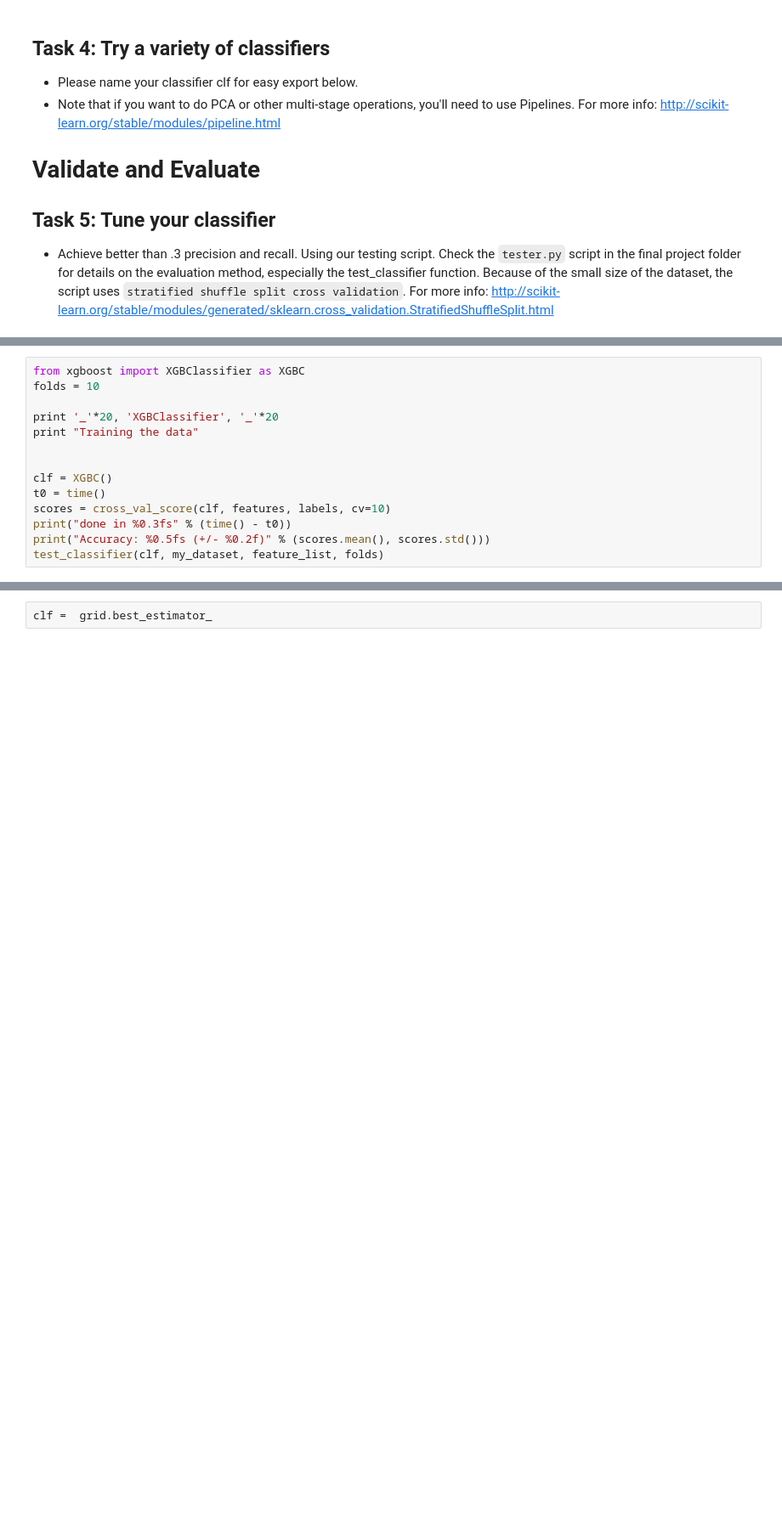
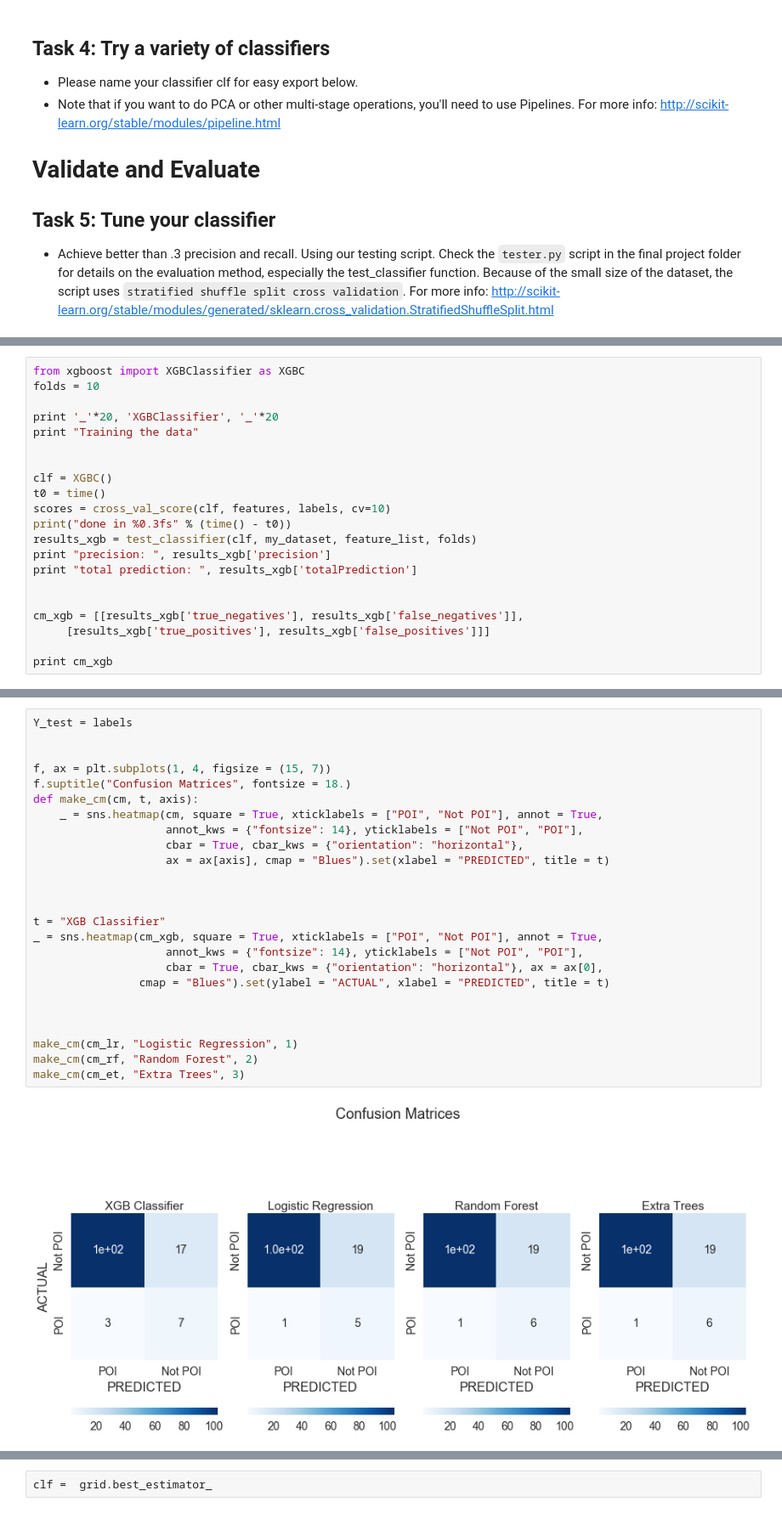
Before and after one commit to omoju/identifyFraudFromEnronEmail, a Jupyter notebook: IdentifyFraudFromEnronEmail.ipynb, the cells around one changed output, grey strips where cells are left out. Shown at 85% size. Drawn from its saved outputs; the diff is of its cells as text; blank space fills up the shorter version.

```diff
--- a/IdentifyFraudFromEnronEmail.ipynb
+++ b/IdentifyFraudFromEnronEmail.ipynb
@@ -479,5 +570,12 @@ clf = XGBC()
 t0 = time()
 scores = cross_val_score(clf, features, labels, cv=10)
 print("done in %0.3fs" % (time() - t0))
-print("Accuracy: %0.5fs (+/- %0.2f)" % (scores.mean(), scores.std()))
-test_classifier(clf, my_dataset, feature_list, folds)
+results_xgb = test_classifier(clf, my_dataset, feature_list, folds)
+print "precision: ", results_xgb['precision']
+print "total prediction: ", results_xgb['totalPrediction']
+
+
+cm_xgb = [[results_xgb['true_negatives'], results_xgb['false_negatives']],
+     [results_xgb['true_positives'], results_xgb['false_positives']]]
+
+print cm_xgb
@@ -515,0 +619,27 @@ test_classifier(clf, my_dataset, feature_list, folds)
+# %%
+Y_test = labels
+
+
+f, ax = plt.subplots(1, 4, figsize = (15, 7))
+f.suptitle("Confusion Matrices", fontsize = 18.)
+def make_cm(cm, t, axis):
+    _ = sns.heatmap(cm, square = True, xticklabels = ["POI", "Not POI"], annot = True,
+                    annot_kws = {"fontsize": 14}, yticklabels = ["Not POI", "POI"],
+                    cbar = True, cbar_kws = {"orientation": "horizontal"},
+                    ax = ax[axis], cmap = "Blues").set(xlabel = "PREDICTED", title = t)
+
+
+
+t = "XGB Classifier"
+_ = sns.heatmap(cm_xgb, square = True, xticklabels = ["POI", "Not POI"], annot = True,
+                    annot_kws = {"fontsize": 14}, yticklabels = ["Not POI", "POI"],
+                    cbar = True, cbar_kws = {"orientation": "horizontal"}, ax = ax[0],
+                cmap = "Blues").set(ylabel = "ACTUAL", xlabel = "PREDICTED", title = t)
+
+
+
+make_cm(cm_lr, "Logistic Regression", 1)
+make_cm(cm_rf, "Random Forest", 2)
+make_cm(cm_et, "Extra Trees", 3)
+# %% [output]
+[figure, added]
```
Also changed, not shown: parts of 14 cells of this notebook, 2 other files.
